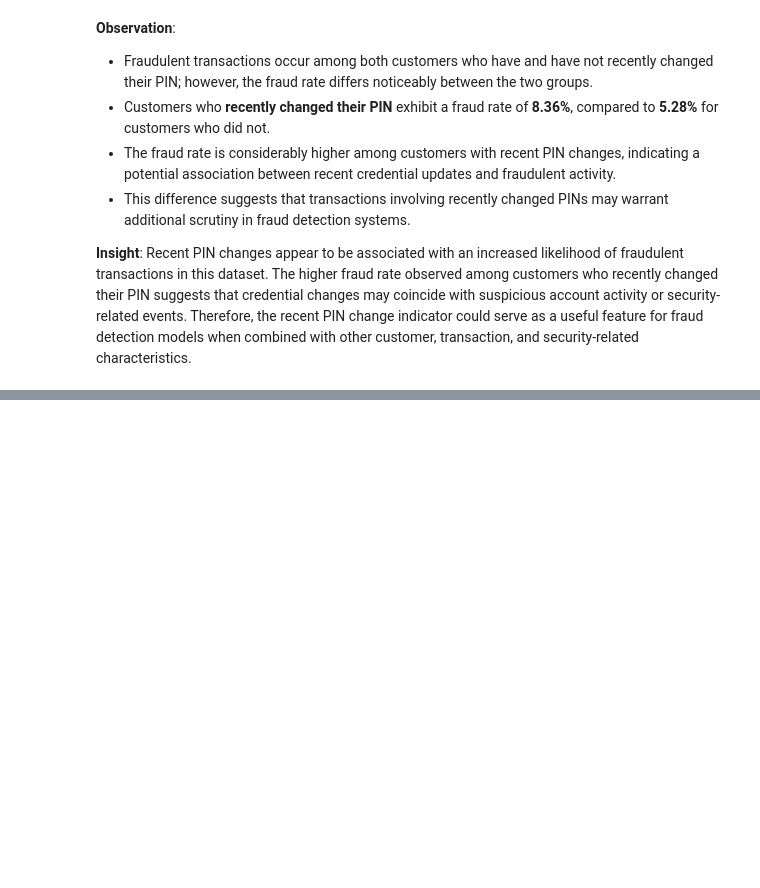
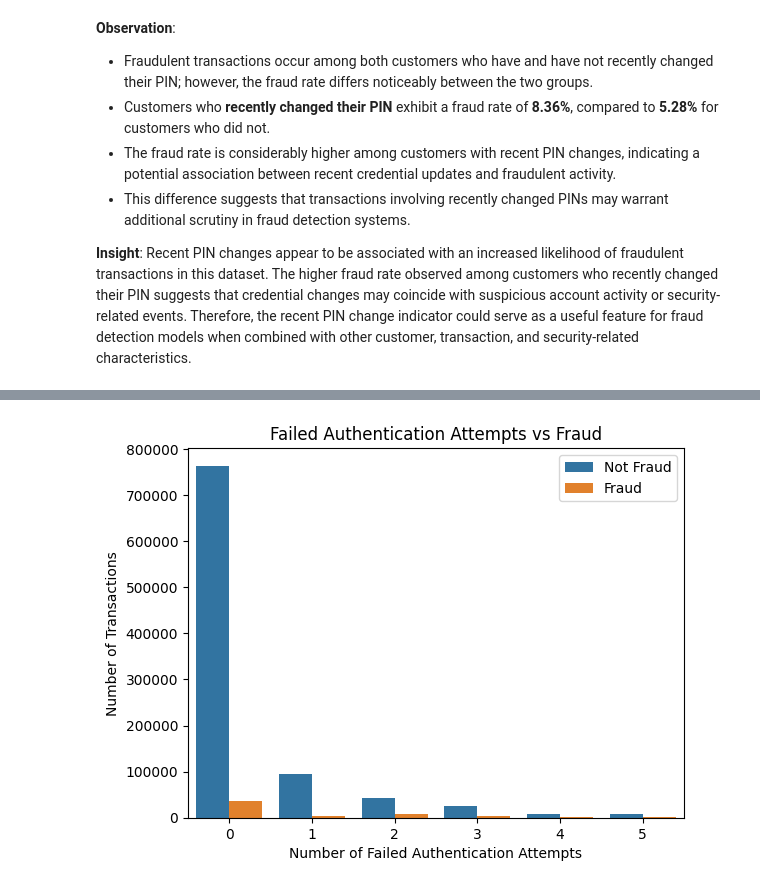
Before and after one commit to abhi-saurav-saroya/bank-fraud-eda, a Jupyter notebook: notebooks/02_exploratory_data_analysis.ipynb, the cells around one changed output, grey strips where cells are left out. Drawn from its saved outputs; the diff is of its cells as text; code cells hidden in the pictures; blank space fills up the shorter version.

Commit message:
feat(eda/bivariate-analysis): add Failed Attempts vs Fraud analysis under Security Features by Fraud Status

```diff
--- a/notebooks/02_exploratory_data_analysis.ipynb
+++ b/notebooks/02_exploratory_data_analysis.ipynb
@@ -2434,0 +2458,16 @@ plt.show()
+# %%
+sns.countplot(
+    data=df,
+    x="failed_attempts",
+    hue="is_fraud"
+)
+
+plt.title("Failed Authentication Attempts vs Fraud")
+plt.xlabel("Number of Failed Authentication Attempts")
+plt.ylabel("Number of Transactions")
+
+plt.legend(["Not Fraud", "Fraud"])
+
+plt.show()
+# %% [output]
+[figure, added]
```
Also changed, not shown: parts of 6 cells of this notebook.
